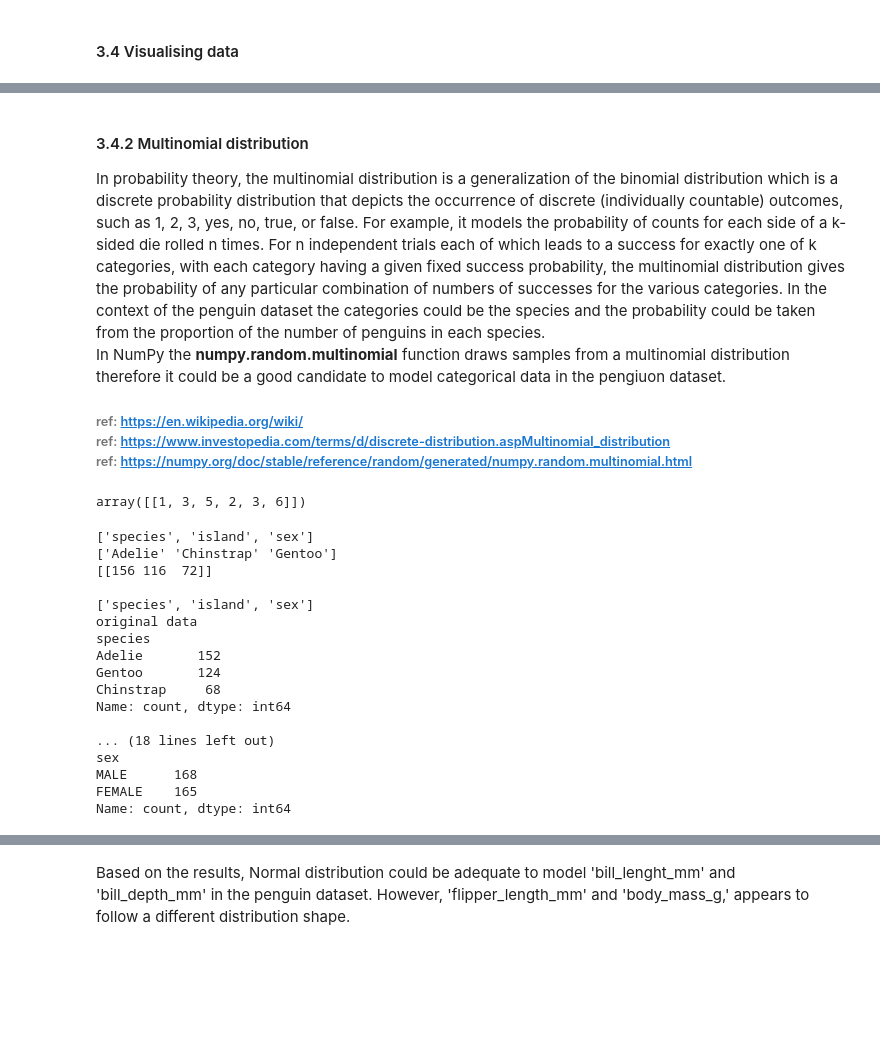
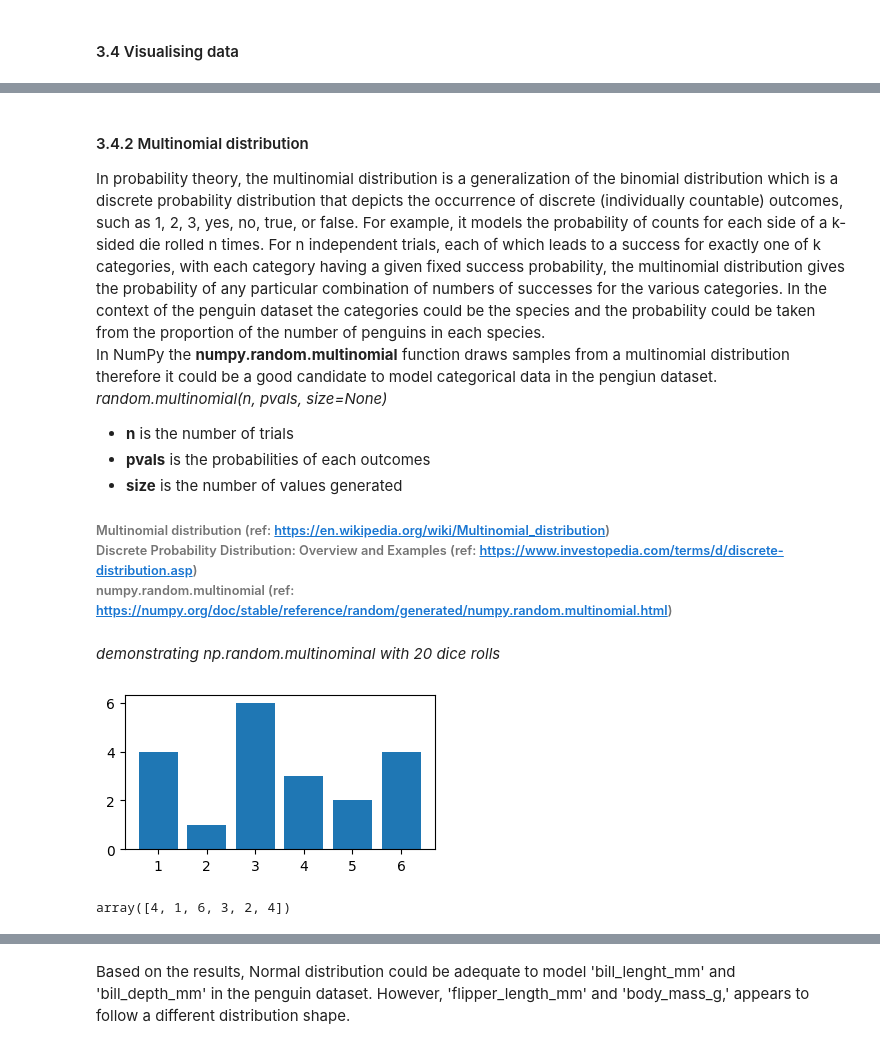
Before and after one commit to noyo0/Fundamentals_DataAnalysis, a Jupyter notebook: tasks.ipynb, the cells around one changed output, grey strips where cells are left out. Saved outputs shown, nothing was run; the diff lists cells and outputs as text; code cells hidden in the pictures; blank space fills up the shorter version.

```diff
--- a/tasks.ipynb
+++ b/tasks.ipynb
@@ -429,50 +443,26 @@ plt.show()
 # %% [markdown]
 #### 3.4.2 Multinomial distribution
 
-In probability theory, the multinomial distribution is a generalization of the binomial distribution which is a discrete probability distribution that depicts the occurrence of discrete (individually countable) outcomes, such as 1, 2, 3, yes, no, true, or false. For example, it models the probability of counts for each side of a k-sided die rolled n times. For n independent trials each of which leads to a success for exactly one of k categories, with each category having a given fixed success probability, the multinomial distribution gives the probability of any particular combination of numbers of successes for the various categories. In the context of the penguin dataset the categories could be the species and the probability could be taken from the proportion of the number of penguins in each species.
-<br>In NumPy the **numpy.random.multinomial** function draws samples from a multinomial distribution therefore it could be a good candidate to model categorical data in the pengiuon dataset. <br>
+In probability theory, the multinomial distribution is a generalization of the binomial distribution which is a discrete probability distribution that depicts the occurrence of discrete (individually countable) outcomes, such as 1, 2, 3, yes, no, true, or false. For example, it models the probability of counts for each side of a k-sided die rolled n times. For n independent trials, each of which leads to a success for exactly one of k categories, with each category having a given fixed success probability, the multinomial distribution gives the probability of any particular combination of numbers of successes for the various categories. In the context of the penguin dataset the categories could be the species and the probability could be taken from the proportion of the number of penguins in each species.
+<br>In NumPy the **numpy.random.multinomial** function draws samples from a multinomial distribution therefore it could be a good candidate to model categorical data in the pengiun dataset. <br>
+*random.multinomial(n, pvals, size=None)*<br>
++ **n** is the number of trials
++ **pvals** is the probabilities of each outcomes
++ **size** is the number of values generated
 
-###### ref: https://en.wikipedia.org/wiki/<br>ref: https://www.investopedia.com/terms/d/discrete-distribution.aspMultinomial_distribution<br>ref: https://numpy.org/doc/stable/reference/random/generated/numpy.random.multinomial.html
+###### Multinomial distribution (ref: https://en.wikipedia.org/wiki/Multinomial_distribution)<br>Discrete Probability Distribution: Overview and Examples (ref: https://www.investopedia.com/terms/d/discrete-distribution.asp) <br>numpy.random.multinomial (ref: https://numpy.org/doc/stable/reference/random/generated/numpy.random.multinomial.html)
-# %%
-# numpy np.random.multinomial() SMAPLE
-#random.multinomial(number of samples, probabilities, size=number of sampling)
-import numpy as np
-np.random.multinomial(20, [1/6.]*6, size=1)
-# %% [output]
-array([[1, 3, 5, 2, 3, 6]])
-# %%
-#Multinominal distribution model for the categorical variables
-
-df_cat_o=pd.DataFrame()
-df_cat_r=pd.DataFrame()
-ize=[]
-c=['species', 'island', 'sex']
-for i in range(len(c)):
-    freq = df[c[i]].value_counts() #frequency of values
-    categories=df[c[i]].unique() #unique categories in each variable
-    tot=df[c[i]].count() #count of values
-    probs=freq/tot #probability of category occurance (freqency / total number of values)
-    randsample= np.random.multinomial(tot, probs, size=1) # generate random sample of each variable
-    o_dat=freq #store original freqencies
-    df_cat_o=pd.DataFrame(freq)
-
-    print(f'{c}\n{categories}\n{randsample}') # print new set
-    print(f'\n{c}\noriginal data\n{freq}\n') # print original set
-# %% [output]
-['species', 'island', 'sex']
-['Adelie' 'Chinstrap' 'Gentoo']
-[[156 116  72]]
-
-['species', 'island', 'sex']
-original data
-species
-Adelie       152
-Gentoo       124
-Chinstrap     68
-Name: count, dtype: int64
-
-... (18 lines left out)
-sex
-MALE      168
-FEMALE    165
-Name: count, dtype: int64
+# %% [markdown]
+*demonstrating np.random.multinominal with 20 dice rolls*
+# %%
+# numpy np.random.multinomial() SAMPLE
+#random.multinomial(number of samples, probabilities, size=number of sampling or single value if None given)
+import numpy as np # module containing numpy.random.multinomial
+dice=np.random.multinomial(20, [1/6.]*6) #rolling a dice 20 times; output shows occurances of numbers 1-6 on the dice
+x=np.linspace(1,6,6) #set x axis start at 1, stop at 6, generate 6 numbers) ref: https://numpy.org/doc/stable/reference/generated/numpy.linspace.html
+plt.figure(figsize=(4,2)) #set tiny chart
+plt.bar(x,dice)#plot chart
+plt.show()
+dice
+# %% [output]
+[figure, added]
+array([4, 1, 6, 3, 2, 4])
```
Also changed, not shown: parts of 34 cells of this notebook.
